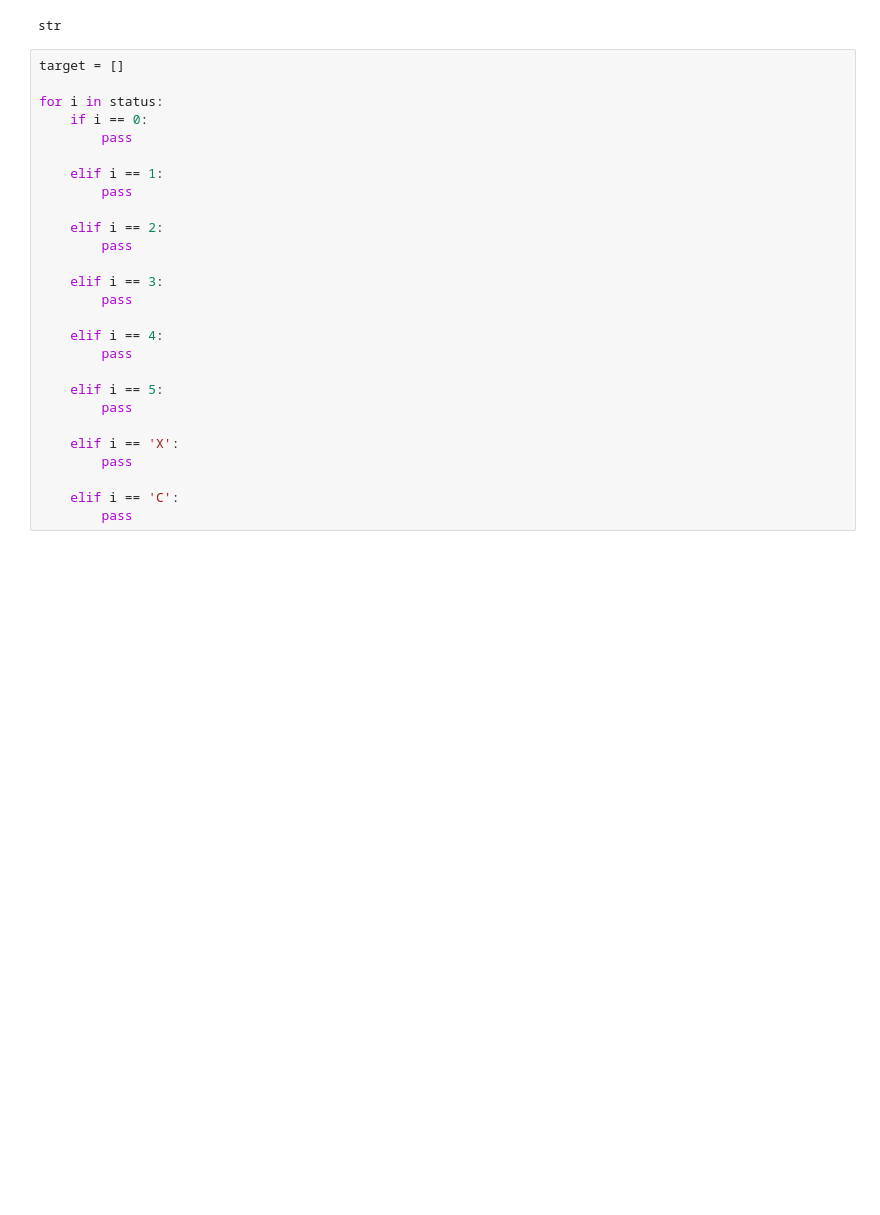
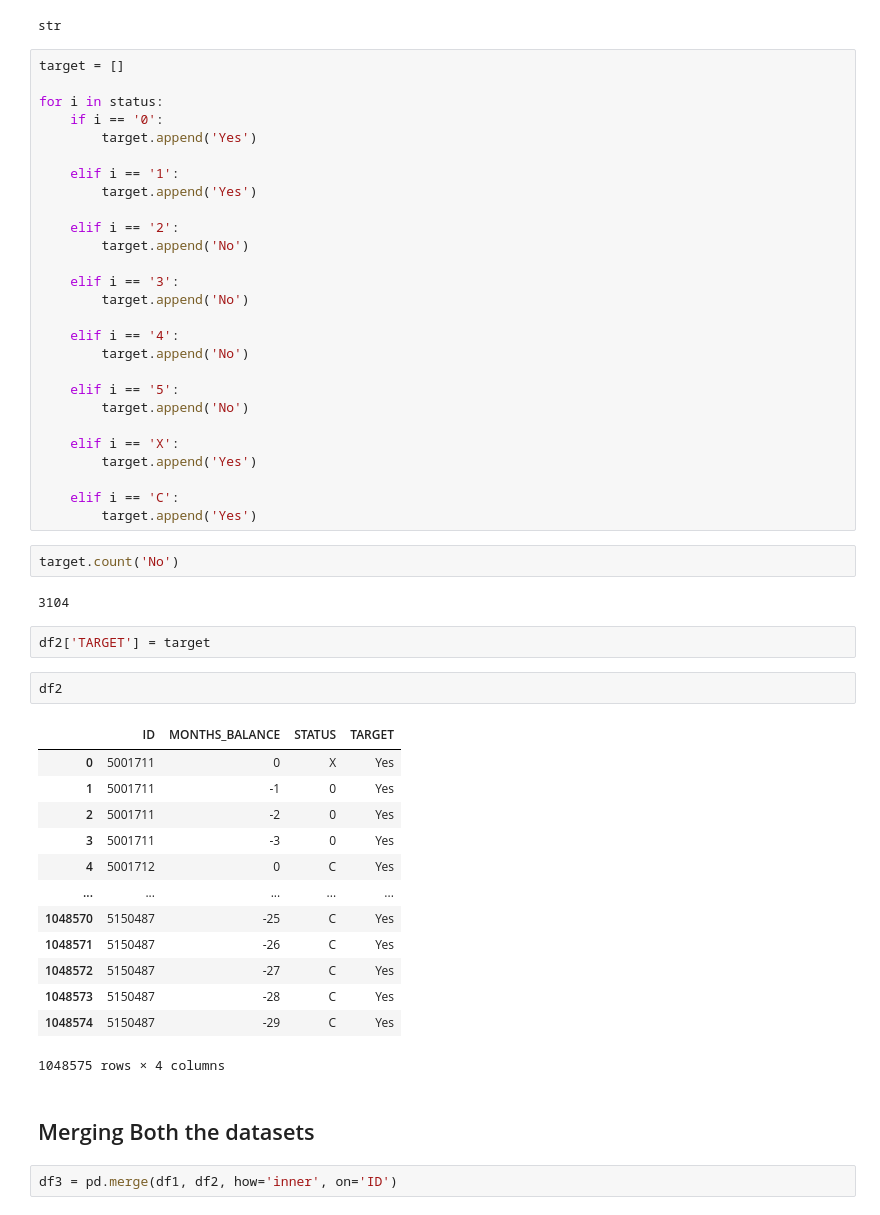
Before and after one commit to GAuravY19/Credit-card-approval-predictor, a Jupyter notebook: notebooks/dataExploration.ipynb, the cells around one changed output. Saved outputs shown, nothing was run; the diff lists cells and outputs as text; blank space fills up the shorter version.

```diff
--- a/notebooks/dataExploration.ipynb
+++ b/notebooks/dataExploration.ipynb
@@ -146,26 +146,52 @@ str
 target = []
 
 for i in status:
-    if i == 0:
-        pass
+    if i == '0':
+        target.append('Yes')
 
-    elif i == 1:
-        pass
+    elif i == '1':
+        target.append('Yes')
 
-    elif i == 2:
-        pass
+    elif i == '2':
+        target.append('No')
 
-    elif i == 3:
-        pass
+    elif i == '3':
+        target.append('No')
 
-    elif i == 4:
-        pass
+    elif i == '4':
+        target.append('No')
 
-    elif i == 5:
-        pass
+    elif i == '5':
+        target.append('No')
 
     elif i == 'X':
-        pass
+        target.append('Yes')
 
     elif i == 'C':
-        pass
+        target.append('Yes')
+# %%
+target.count('No')
+# %% [output]
+3104
+# %%
+df2['TARGET'] = target
+# %%
+df2
+# %% [output]
+|  | ID | MONTHS_BALANCE | STATUS | TARGET |
+| 0 | 5001711 | 0 | X | Yes |
+| 1 | 5001711 | -1 | 0 | Yes |
+| 2 | 5001711 | -2 | 0 | Yes |
+| 3 | 5001711 | -3 | 0 | Yes |
+| 4 | 5001712 | 0 | C | Yes |
+| ... | ... | ... | ... | ... |
+| 1048570 | 5150487 | -25 | C | Yes |
+| 1048571 | 5150487 | -26 | C | Yes |
+| 1048572 | 5150487 | -27 | C | Yes |
+| 1048573 | 5150487 | -28 | C | Yes |
+| 1048574 | 5150487 | -29 | C | Yes |
+1048575 rows × 4 columns
+# %% [markdown]
+## Merging Both the datasets
+# %%
+df3 = pd.merge(df1, df2, how='inner', on='ID')
```
Also changed, not shown: parts of 1 cell of this notebook.
